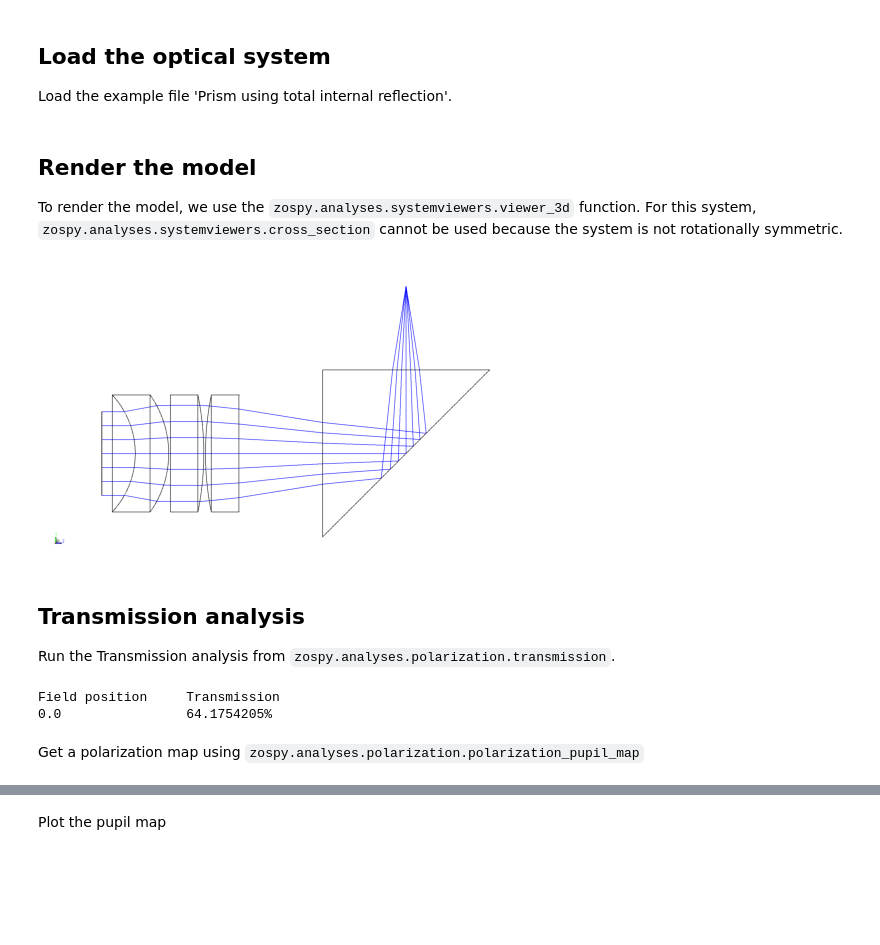
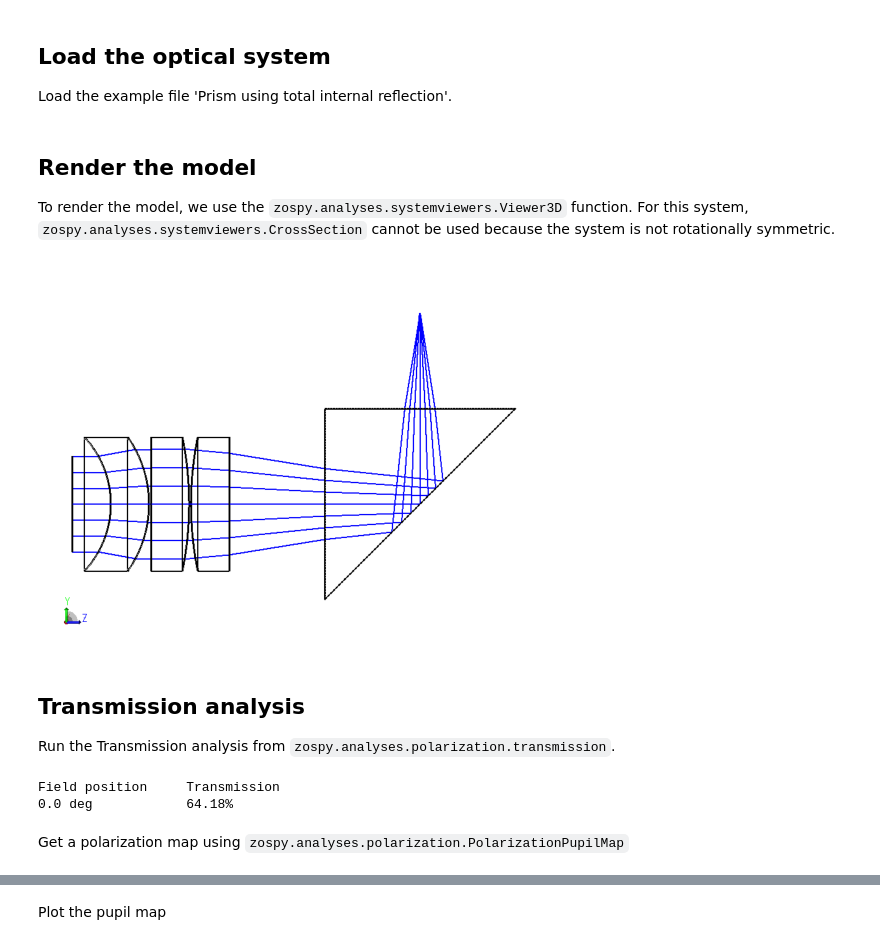
Before and after one commit to MREYE-LUMC/ZOSPy, a Jupyter notebook: examples/Polarization Prism/polarization_prism_example.ipynb, the cells around one changed output, grey strips where cells are left out. Cells and saved outputs as stored; diff of their text form; code cells hidden in the pictures; blank space fills up the shorter version.

Commit message:
Update polarization pupil map example

```diff
--- a/examples/Polarization Prism/polarization_prism_example.ipynb
+++ b/examples/Polarization Prism/polarization_prism_example.ipynb
@@ -44,37 +44,44 @@ oss.load("Prism using total internal reflection.zmx")
 # %% [markdown]
 ## Render the model
 
-To render the model, we use the `zospy.analyses.systemviewers.viewer_3d` function.
-For this system, `zospy.analyses.systemviewers.cross_section` cannot be used because the system is not rotationally symmetric.
+To render the model, we use the `zospy.analyses.systemviewers.Viewer3D` function.
+For this system, `zospy.analyses.systemviewers.CrossSection` cannot be used because the system is not rotationally symmetric.
 # %%
-draw3d = zp.analyses.systemviewers.viewer_3d(
-    oss, surface_line_thickness="Thick", ray_line_thickness="Thick", number_of_rays=7, hide_x_bars=True
-)
+draw3d = zp.analyses.systemviewers.Viewer3D(
+    surface_line_thickness="Thick",
+    rays_line_thickness="Thick",
+    number_of_rays=7,
+    hide_x_bars=True,
+).run(oss)
 
 if zos.version < (24, 1, 0):
-    warn("Exporting the 3D viewer data is not available for this version of OpticStudio.")
+    warn(
+        "Exporting the 3D viewer data is not available for this version of OpticStudio."
+    )
 else:
-    plt.imshow(draw3d.Data)
+    plt.imshow(draw3d.data)
     plt.axis("off")
 # %% [output]
-[figure, old version]
+[figure, new version]
 # %% [markdown]
 ## Transmission analysis
 
 Run the Transmission analysis from `zospy.analyses.polarization.transmission`.
 # %%
-return_transmission = zp.analyses.polarization.transmission(
-    oss, jx=jx, jy=jy, x_phase=x_phase, y_phase=y_phase, sampling="64x64"
-)
+result_transmission = zp.analyses.polarization.PolarizationTransmission(
+    jx=jx, jy=jy, x_phase=x_phase, y_phase=y_phase, sampling="64x64"
+).run(oss)
 
-print(
-    "Field position     Transmission",
-    f"{return_transmission.Data.FieldPos:<18} {return_transmission.Data.TotalTransmission * 100}%",
-    sep="\n",
-)
+
+print("Field position     Transmission")
+
+for transmission in result_transmission.data.field_transmissions:
+    print(
+        f"{transmission.field_pos.value} {transmission.field_pos.unit:<14} {transmission.total_transmission * 100:.2f}%"
+    )
 # %% [output]
 Field position     Transmission
-0.0                64.1754205%
+0.0 deg            64.18%
 # %% [markdown]
-Get a polarization map using `zospy.analyses.polarization.polarization_pupil_map`
+Get a polarization map using `zospy.analyses.polarization.PolarizationPupilMap`
 # %%
```
Also changed, not shown: parts of 3 cells of this notebook, 1 other file.
